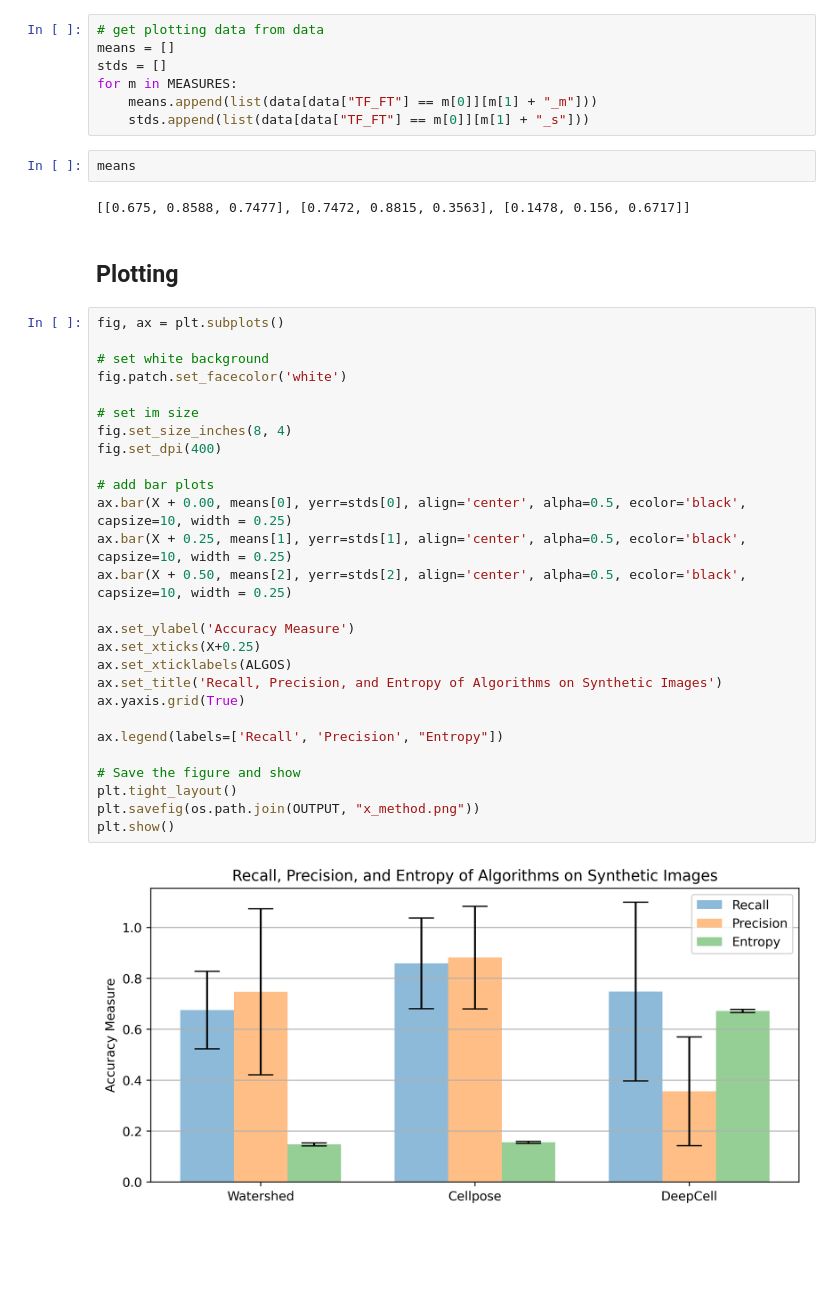
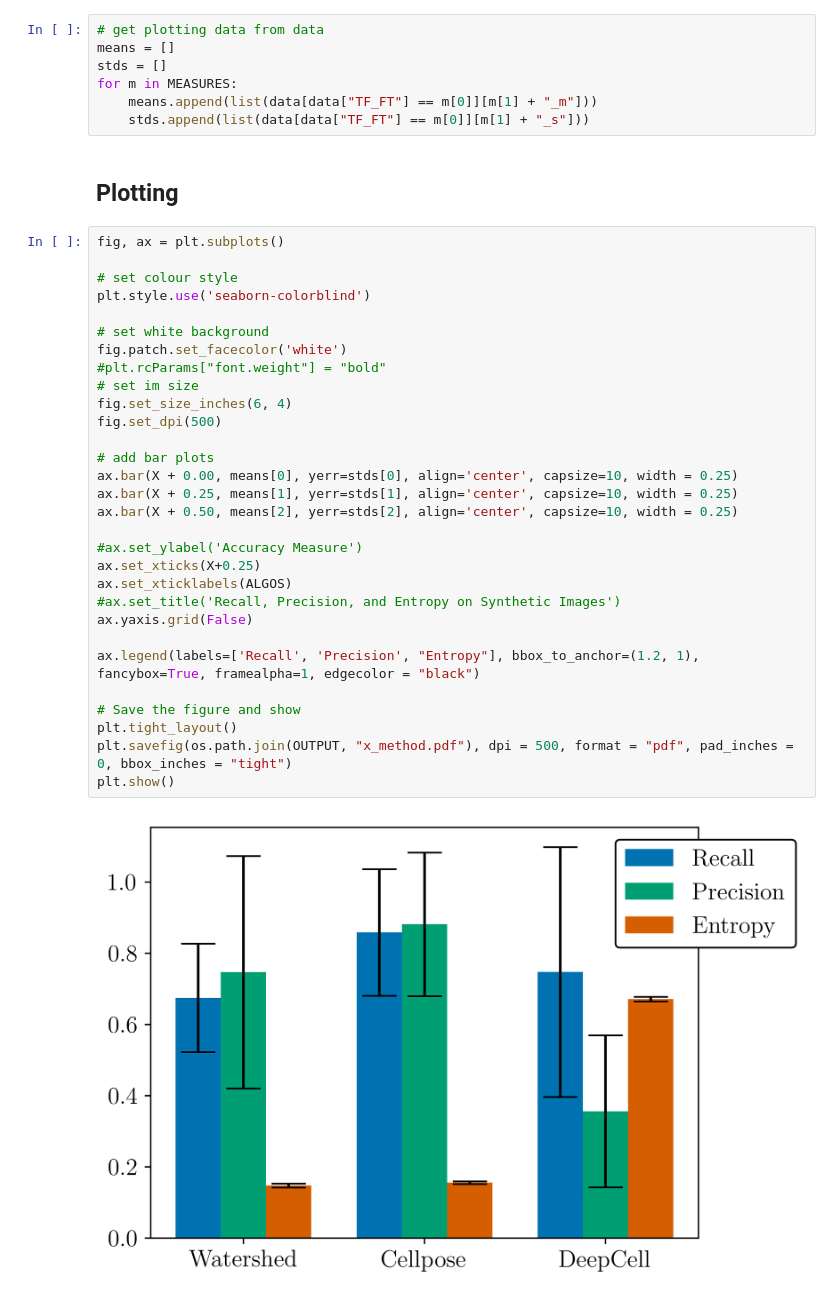
Before and after one commit to harrymueller/NucleiSegmentation, a Jupyter notebook: analysis/oz_sc_conf/Plotting.ipynb, the cells around one changed output. Drawn from its saved outputs; the diff is of its cells as text; blank space fills up the shorter version.

```diff
--- a/analysis/oz_sc_conf/Plotting.ipynb
+++ b/analysis/oz_sc_conf/Plotting.ipynb
@@ -28,39 +32,38 @@ stds = []
 for m in MEASURES:
     means.append(list(data[data["TF_FT"] == m[0]][m[1] + "_m"]))
     stds.append(list(data[data["TF_FT"] == m[0]][m[1] + "_s"]))
-# %%
-means
-# %% [output]
-[[0.675, 0.8588, 0.7477], [0.7472, 0.8815, 0.3563], [0.1478, 0.156, 0.6717]]
 # %% [markdown]
 ## Plotting
 # %%
 fig, ax = plt.subplots()
 
+# set colour style
+plt.style.use('seaborn-colorblind')
+
 # set white background
 fig.patch.set_facecolor('white')
-
+#plt.rcParams["font.weight"] = "bold"
 # set im size
-fig.set_size_inches(8, 4)
-fig.set_dpi(400)
+fig.set_size_inches(6, 4)
+fig.set_dpi(500)
 
 # add bar plots
-ax.bar(X + 0.00, means[0], yerr=stds[0], align='center', alpha=0.5, ecolor='black', capsize=10, width = 0.25)
-ax.bar(X + 0.25, means[1], yerr=stds[1], align='center', alpha=0.5, ecolor='black', capsize=10, width = 0.25)
-ax.bar(X + 0.50, means[2], yerr=stds[2], align='center', alpha=0.5, ecolor='black', capsize=10, width = 0.25)
+ax.bar(X + 0.00, means[0], yerr=stds[0], align='center', capsize=10, width = 0.25)
+ax.bar(X + 0.25, means[1], yerr=stds[1], align='center', capsize=10, width = 0.25)
+ax.bar(X + 0.50, means[2], yerr=stds[2], align='center', capsize=10, width = 0.25)
 
-ax.set_ylabel('Accuracy Measure')
+#ax.set_ylabel('Accuracy Measure')
 ax.set_xticks(X+0.25)
 ax.set_xticklabels(ALGOS)
-ax.set_title('Recall, Precision, and Entropy of Algorithms on Synthetic Images')
-ax.yaxis.grid(True)
+#ax.set_title('Recall, Precision, and Entropy on Synthetic Images')
+ax.yaxis.grid(False)
 
-ax.legend(labels=['Recall', 'Precision', "Entropy"])
+ax.legend(labels=['Recall', 'Precision', "Entropy"], bbox_to_anchor=(1.2, 1), fancybox=True, framealpha=1, edgecolor = "black")
 
 # Save the figure and show
 plt.tight_layout()
-plt.savefig(os.path.join(OUTPUT, "x_method.png"))
+plt.savefig(os.path.join(OUTPUT, "x_method.pdf"), dpi = 500, format = "pdf", pad_inches = 0, bbox_inches = "tight")
 plt.show()
 # %% [output]
-[figure, old version]
+[figure, new version]
 # %%
```
Also changed, not shown: parts of 3 cells of this notebook, 1 other file.
